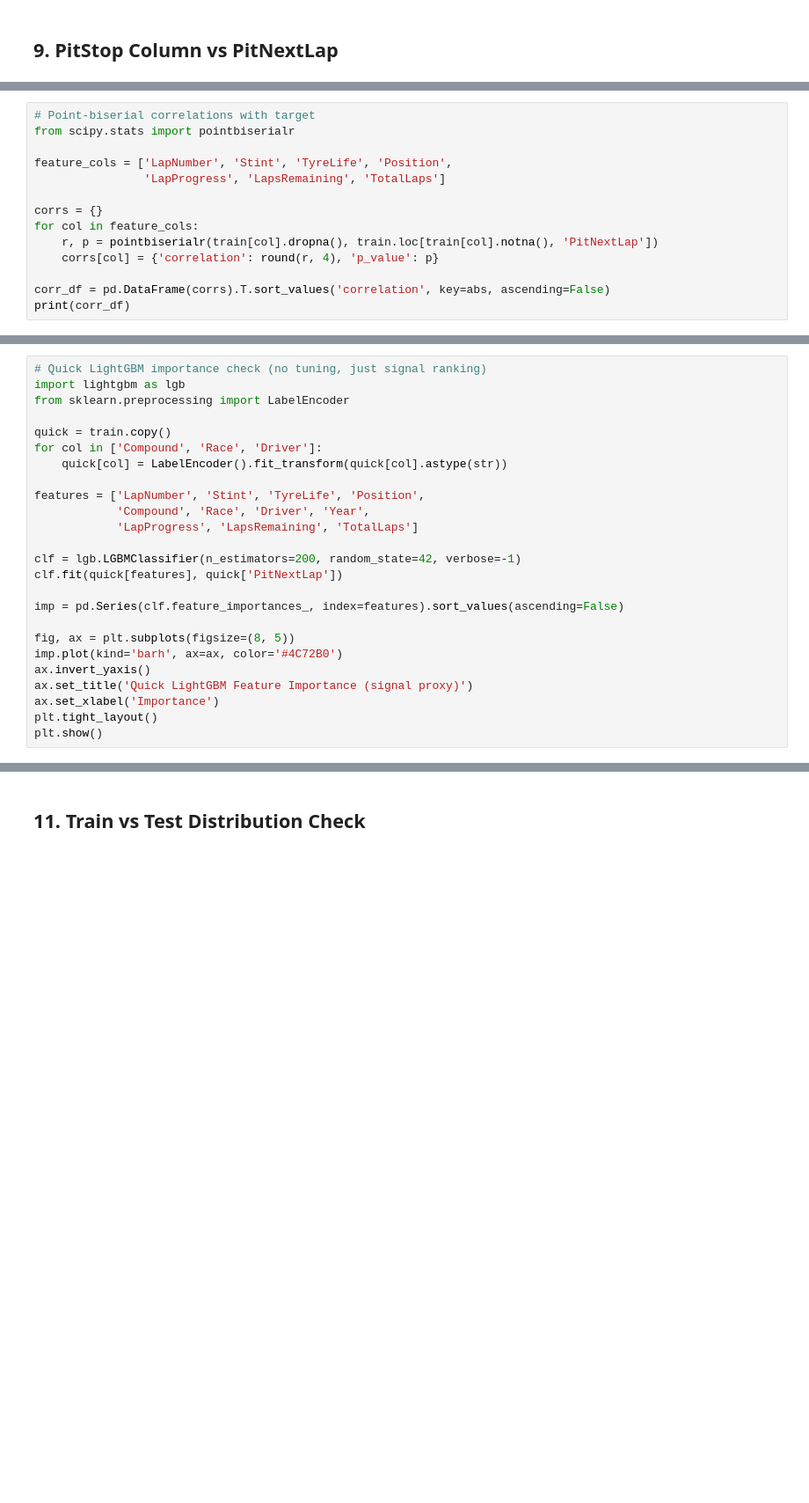
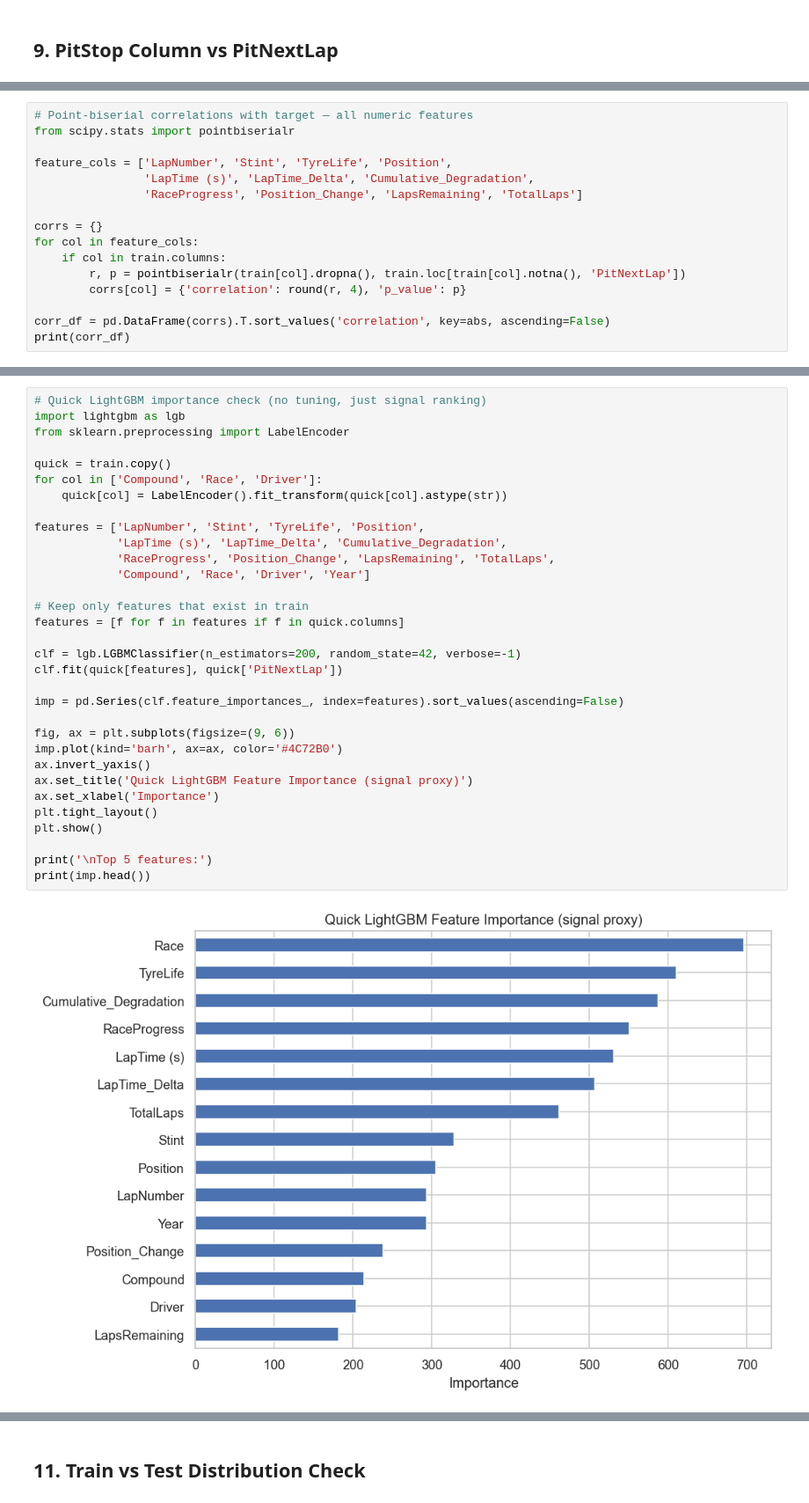
Before and after one commit to clairedebadts-cloud/kagglecs6_predictingF1PitStops, a Jupyter notebook: 01_eda.ipynb, the cells around one changed output, grey strips where cells are left out. Shown at 88% size. Cells and saved outputs as stored; diff of their text form; blank space fills up the shorter version.

```diff
--- a/01_eda.ipynb
+++ b/01_eda.ipynb
@@ -251,14 +472,16 @@ print(f'PitNextLap ↔ next-row PitStop alignment: {match_pct:.2%}')
 # %%
-# Point-biserial correlations with target
+# Point-biserial correlations with target — all numeric features
 from scipy.stats import pointbiserialr
 
 feature_cols = ['LapNumber', 'Stint', 'TyreLife', 'Position',
-                'LapProgress', 'LapsRemaining', 'TotalLaps']
+                'LapTime (s)', 'LapTime_Delta', 'Cumulative_Degradation',
+                'RaceProgress', 'Position_Change', 'LapsRemaining', 'TotalLaps']
 
 corrs = {}
 for col in feature_cols:
-    r, p = pointbiserialr(train[col].dropna(), train.loc[train[col].notna(), 'PitNextLap'])
-    corrs[col] = {'correlation': round(r, 4), 'p_value': p}
+    if col in train.columns:
+        r, p = pointbiserialr(train[col].dropna(), train.loc[train[col].notna(), 'PitNextLap'])
+        corrs[col] = {'correlation': round(r, 4), 'p_value': p}
 
 corr_df = pd.DataFrame(corrs).T.sort_values('correlation', key=abs, ascending=False)
 print(corr_df)
@@ -265,25 +501,34 @@ print(corr_df)
 # %%
 # Quick LightGBM importance check (no tuning, just signal ranking)
 import lightgbm as lgb
 from sklearn.preprocessing import LabelEncoder
 
 quick = train.copy()
 for col in ['Compound', 'Race', 'Driver']:
     quick[col] = LabelEncoder().fit_transform(quick[col].astype(str))
 
 features = ['LapNumber', 'Stint', 'TyreLife', 'Position',
-            'Compound', 'Race', 'Driver', 'Year',
-            'LapProgress', 'LapsRemaining', 'TotalLaps']
+            'LapTime (s)', 'LapTime_Delta', 'Cumulative_Degradation',
+            'RaceProgress', 'Position_Change', 'LapsRemaining', 'TotalLaps',
+            'Compound', 'Race', 'Driver', 'Year']
+
+# Keep only features that exist in train
+features = [f for f in features if f in quick.columns]
 
 clf = lgb.LGBMClassifier(n_estimators=200, random_state=42, verbose=-1)
 clf.fit(quick[features], quick['PitNextLap'])
 
 imp = pd.Series(clf.feature_importances_, index=features).sort_values(ascending=False)
 
-fig, ax = plt.subplots(figsize=(8, 5))
+fig, ax = plt.subplots(figsize=(9, 6))
 imp.plot(kind='barh', ax=ax, color='#4C72B0')
 ax.invert_yaxis()
 ax.set_title('Quick LightGBM Feature Importance (signal proxy)')
 ax.set_xlabel('Importance')
 plt.tight_layout()
 plt.show()
+
+print('\nTop 5 features:')
+print(imp.head())
+# %% [output]
+[figure, added]
```
Also changed, not shown: parts of 36 cells of this notebook, 1 other file.
